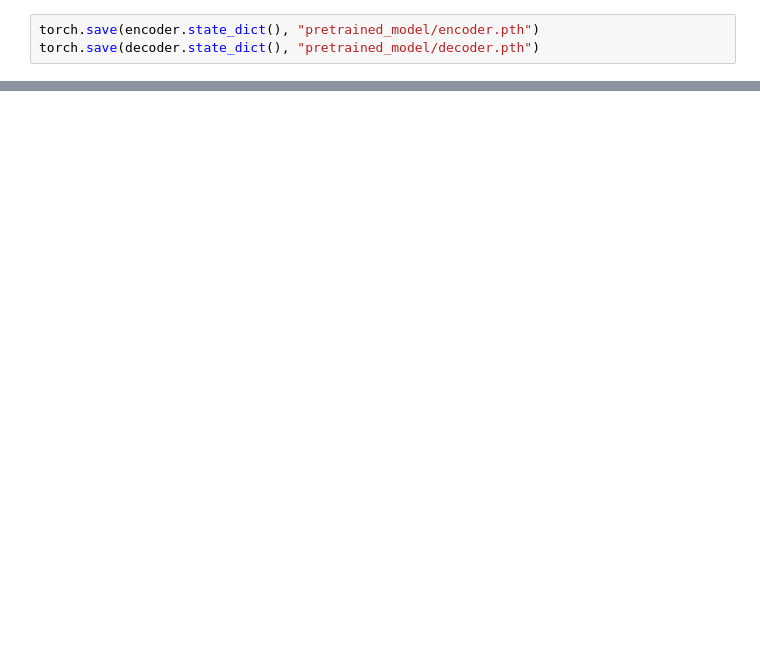
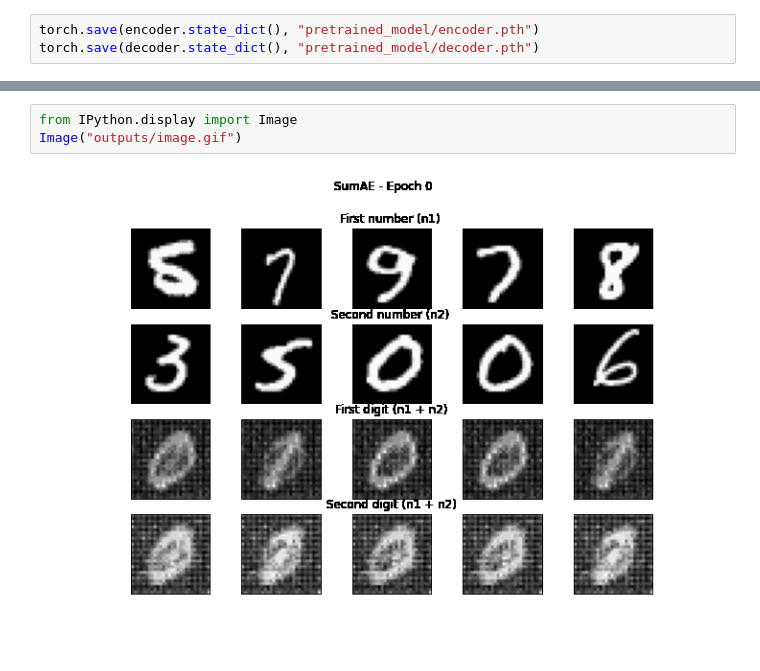
Before and after one commit to halykoss/SumAE, a Jupyter notebook: main.ipynb, the cells around one changed output, grey strips where cells are left out. Saved outputs shown, nothing was run; the diff lists cells and outputs as text; blank space fills up the shorter version.

```diff
--- a/main.ipynb
+++ b/main.ipynb
@@ -175,0 +219,5 @@ torch.save(decoder.state_dict(), "pretrained_model/decoder.pth")
+# %%
+from IPython.display import Image
+Image("outputs/image.gif")
+# %% [output]
+[figure, added]
```
Also changed, not shown: parts of 7 cells of this notebook, 3 other files.
